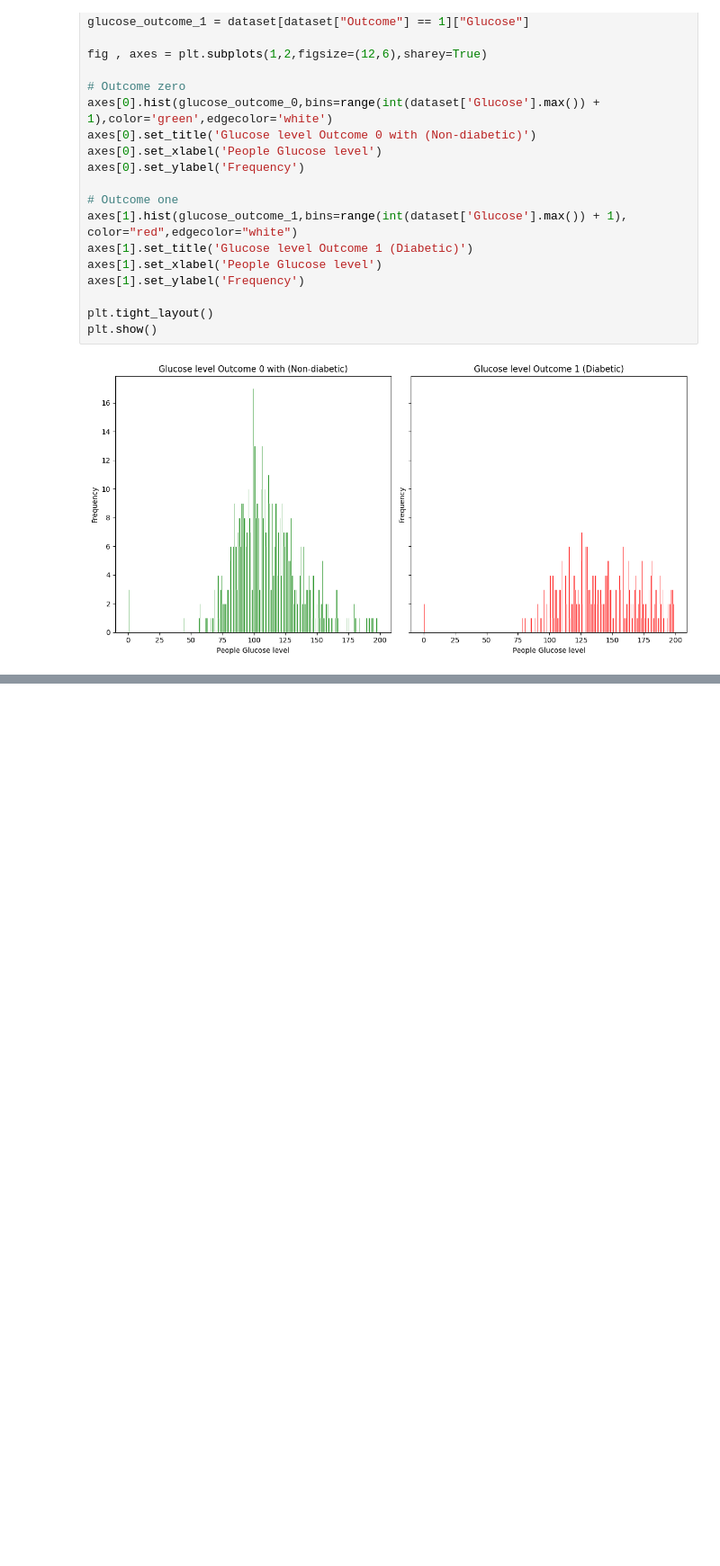
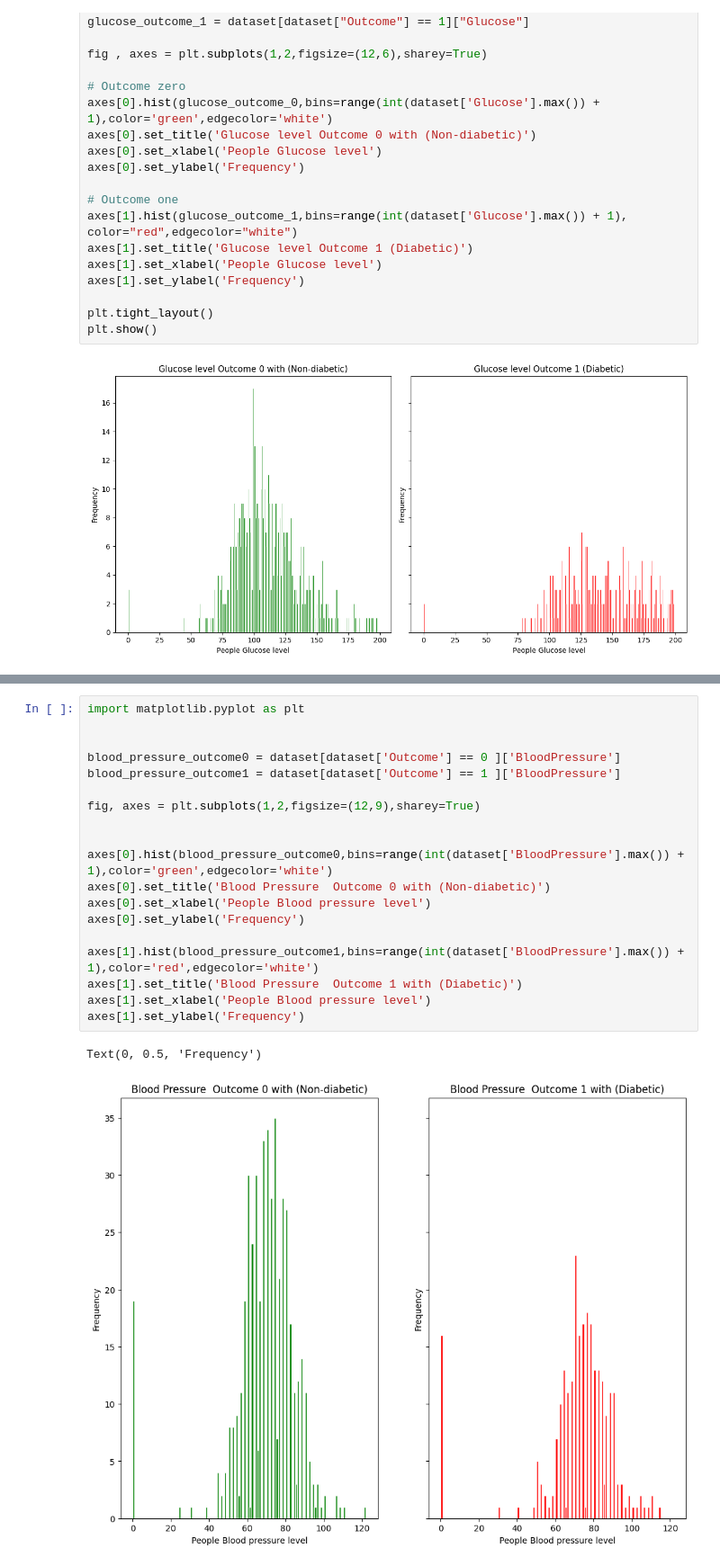
Before and after one commit to ADongol123/diabities_prediction_model, a Jupyter notebook: Diabities.ipynb, the cells around one changed output, grey strips where cells are left out. Shown: that part at 90% size. Cells and saved outputs as stored; diff of their text form; blank space fills up the shorter version.

```diff
--- a/Diabities.ipynb
+++ b/Diabities.ipynb
@@ -234,0 +276,22 @@ plt.show()
+# %%
+import matplotlib.pyplot as plt
+
+
+blood_pressure_outcome0 = dataset[dataset['Outcome'] == 0 ]['BloodPressure']
+blood_pressure_outcome1 = dataset[dataset['Outcome'] == 1 ]['BloodPressure']
+
+fig, axes = plt.subplots(1,2,figsize=(12,9),sharey=True)
+
+
+axes[0].hist(blood_pressure_outcome0,bins=range(int(dataset['BloodPressure'].max()) + 1),color='green',edgecolor='white')
+axes[0].set_title('Blood Pressure  Outcome 0 with (Non-diabetic)')
+axes[0].set_xlabel('People Blood pressure level')
+axes[0].set_ylabel('Frequency')
+
+axes[1].hist(blood_pressure_outcome1,bins=range(int(dataset['BloodPressure'].max()) + 1),color='red',edgecolor='white')
+axes[1].set_title('Blood Pressure  Outcome 1 with (Diabetic)')
+axes[1].set_xlabel('People Blood pressure level')
+axes[1].set_ylabel('Frequency')
+# %% [output]
+Text(0, 0.5, 'Frequency')
+[figure, added]
```
Also changed, not shown: parts of 11 cells of this notebook.
